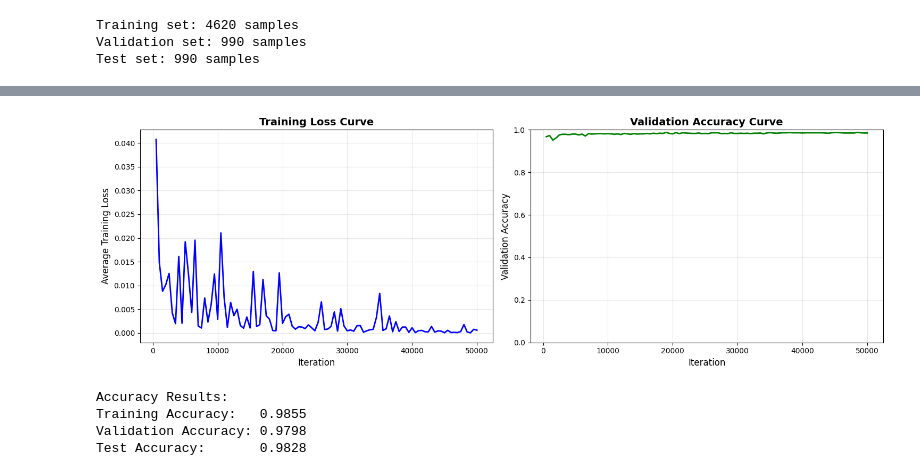
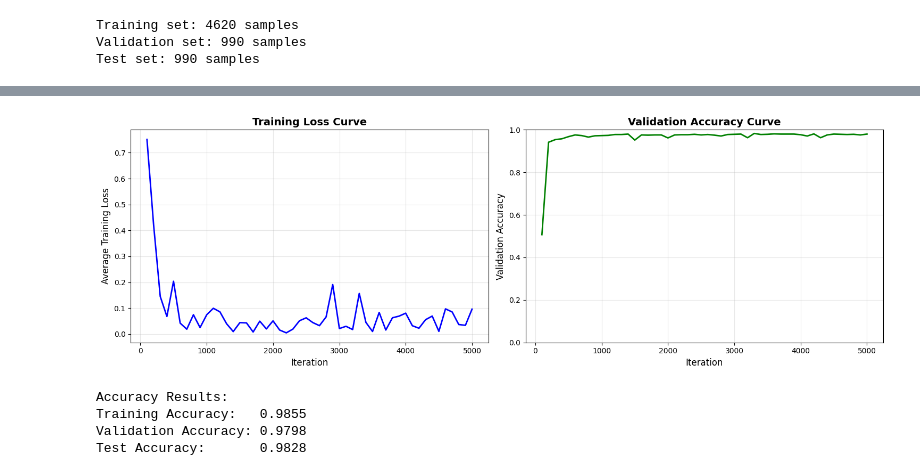
Before and after one commit to DeeJaySarkar/DeepLearning, a Jupyter notebook: Assignment_1.ipynb, the cells around one changed output, grey strips where cells are left out. Drawn from its saved outputs; the diff is of its cells as text; code cells hidden in the pictures.

```diff
--- a/Assignment_1.ipynb
+++ b/Assignment_1.ipynb
@@ -310,27 +341,29 @@ def shallow_neural_network(X, y, X_val, y_val, n_hidden_nodes=4, learning_rate=0
         W2 -= learning_rate * dW2
         b2 -= learning_rate * db2
 
+        # Update iteration counter and running loss
+        iteration += 1
+        J_running += J_current
+
         # Track progress at regular intervals
         if iteration % 100 == 0:
             # Evaluate on validation set
             y_val_pred, _ = predict_nn(X_val, W1, b1, W2, b2)
             val_acc = accuracy(y_val, y_val_pred)
 
-            train_losses.append(J_running / 100)
+            avg_loss = J_running / 100
+            train_losses.append(avg_loss)
             val_accuracies.append(val_acc)
             iterations_tracked.append(iteration)
 
-            print(f"Iteration {iteration}: Avg Loss = {J_running/100:.4f}, Val Accuracy = {val_acc:.4f}")
-
-        # Update iteration counter and running loss
-        iteration += 1
-        J_running += J_current
+            print(f"Iteration {iteration}: Avg Loss = {avg_loss:.4f}, Val Accuracy = {val_acc:.4f}")
 
         # Check stopping criteria
         if iteration > max_iter:
             stopping = True
             print(f"Stopped: Max iterations ({max_iter}) reached")
 
+        # Check convergence every batch_size iterations
         if (iteration % batch_size) == 0:
             if np.abs(J_running - J_running_prev) < threshold:
                 stopping = True
@@ -338,4 +371,4 @@ def shallow_neural_network(X, y, X_val, y_val, n_hidden_nodes=4, learning_rate=0
             J_running_prev = J_running
             J_running = 0
 
-    return W1, b1, W2, b2
+    return W1, b1, W2, b2, train_losses, val_accuracies, iterations_tracked
@@ -521,7 +562,7 @@ Test set: 990 samples
 # Using more hidden nodes since we have 784 input features (28x28 images)
 n_hidden = 50  # Larger than Task 3 due to higher dimensional input
 
-W1_letters, b1_letters, W2_letters, b2_letters = shallow_neural_network(
+W1_letters, b1_letters, W2_letters, b2_letters, losses_letters, val_accs_letters, iters_letters = shallow_neural_network(
     train_letters, train_labels, val_letters, val_labels,
     n_hidden_nodes=n_hidden,
     learning_rate=0.1,
@@ -550,26 +591,26 @@ Stopped: Max iterations (5000) reached
 # %%
 # Plot training curves
 fig, axes = plt.subplots(1, 2, figsize=(15, 5))
 
 # Plot 1: Training Loss
-axes[0].plot(iters, losses, 'b-', linewidth=2)
+axes[0].plot(iters_letters, losses_letters, 'b-', linewidth=2)
 axes[0].set_xlabel('Iteration', fontsize=12)
 axes[0].set_ylabel('Average Training Loss', fontsize=12)
 axes[0].set_title('Training Loss Curve', fontsize=14, fontweight='bold')
 axes[0].grid(True, alpha=0.3)
 
 # Plot 2: Validation Accuracy
-axes[1].plot(iters, val_accs, 'g-', linewidth=2)
+axes[1].plot(iters_letters, val_accs_letters, 'g-', linewidth=2)
 axes[1].set_xlabel('Iteration', fontsize=12)
 axes[1].set_ylabel('Validation Accuracy', fontsize=12)
 axes[1].set_title('Validation Accuracy Curve', fontsize=14, fontweight='bold')
 axes[1].grid(True, alpha=0.3)
 axes[1].set_ylim([0, 1])
 
 plt.tight_layout()
 plt.show()
 plt.close(fig)
 # %% [output]
-[figure, old version]
+[figure, new version]
 # %%
 # Evaluate on all sets
```
Also changed, not shown: parts of 33 cells of this notebook.
